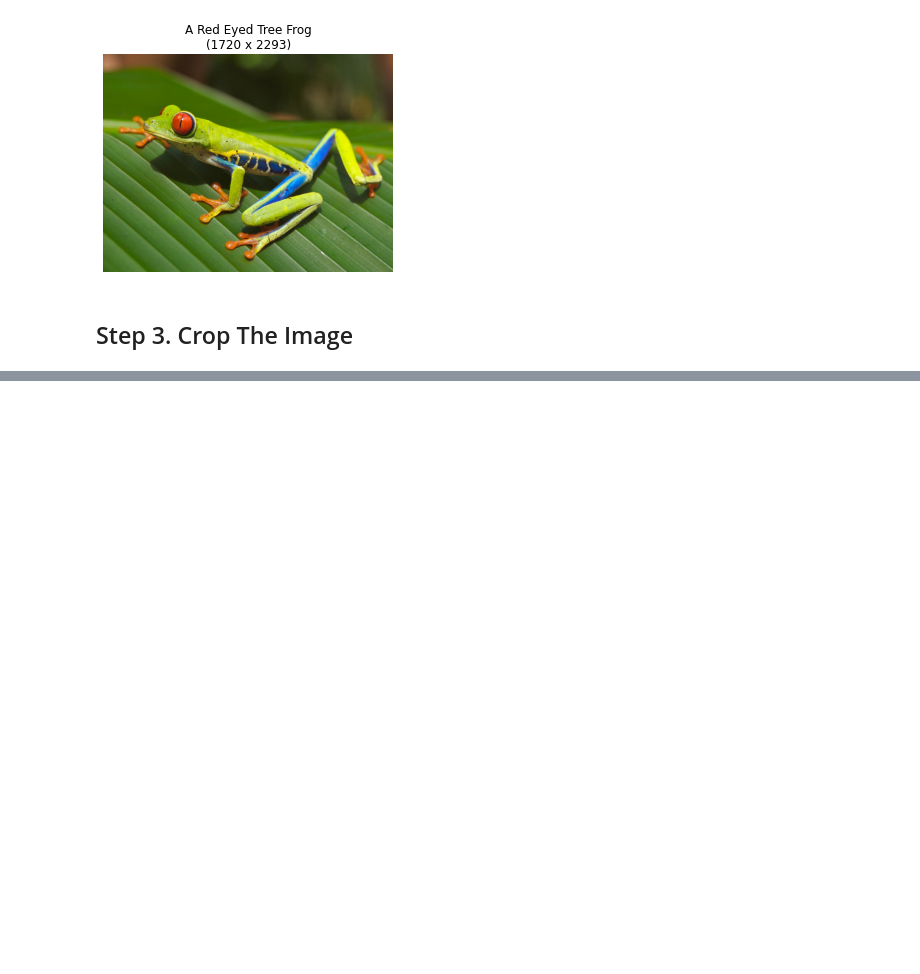
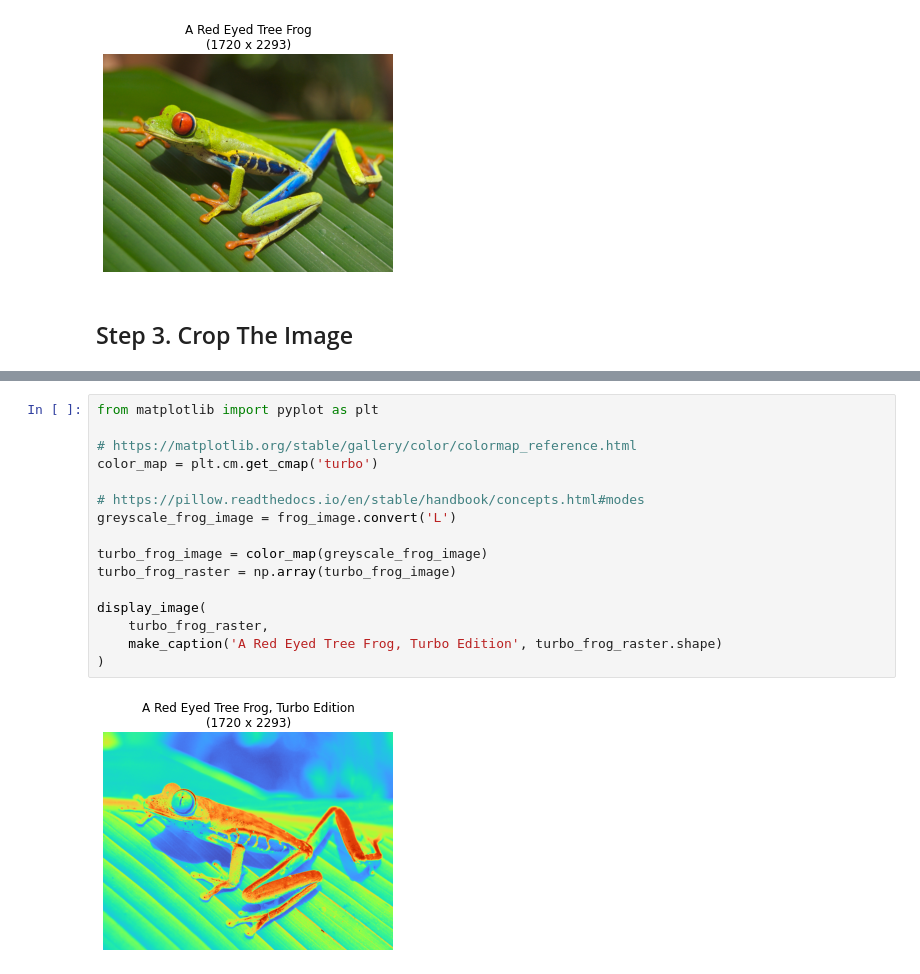
Before and after one commit to Godron629/effective-octo-couscous, a Jupyter notebook: planet_gram.ipynb, the cells around one changed output, grey strips where cells are left out. Cells and saved outputs as stored; diff of their text form; blank space fills up the shorter version.

```diff
--- a/planet_gram.ipynb
+++ b/planet_gram.ipynb
@@ -93,0 +145,18 @@ display_image(cropped_image_raster, caption)
+# %%
+from matplotlib import pyplot as plt
+
+# https://matplotlib.org/stable/gallery/color/colormap_reference.html
+color_map = plt.cm.get_cmap('turbo')
+
+# https://pillow.readthedocs.io/en/stable/handbook/concepts.html#modes
+greyscale_frog_image = frog_image.convert('L')
+
+turbo_frog_image = color_map(greyscale_frog_image)
+turbo_frog_raster = np.array(turbo_frog_image)
+
+display_image(
+    turbo_frog_raster,
+    make_caption('A Red Eyed Tree Frog, Turbo Edition', turbo_frog_raster.shape)
+)
+# %% [output]
+[figure, added]
```
Also changed, not shown: parts of 27 cells of this notebook.
